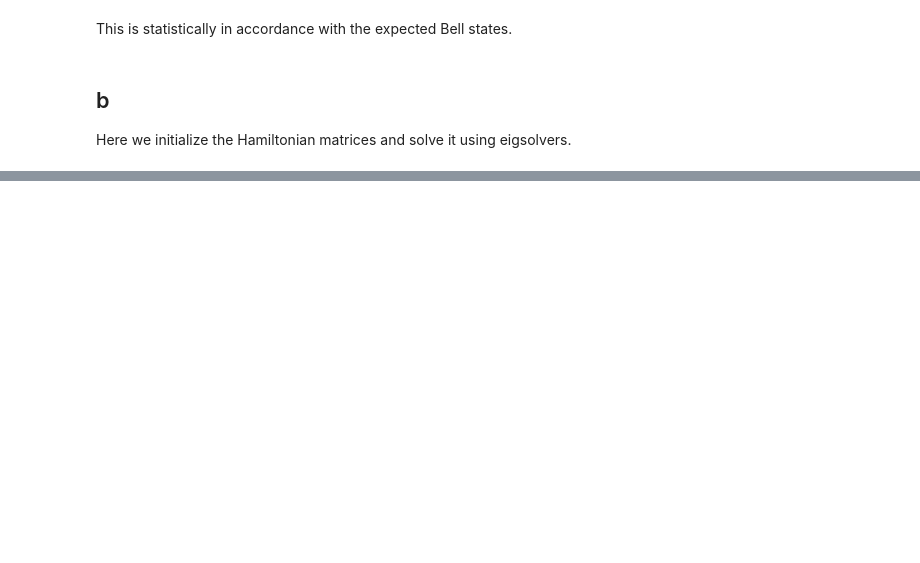
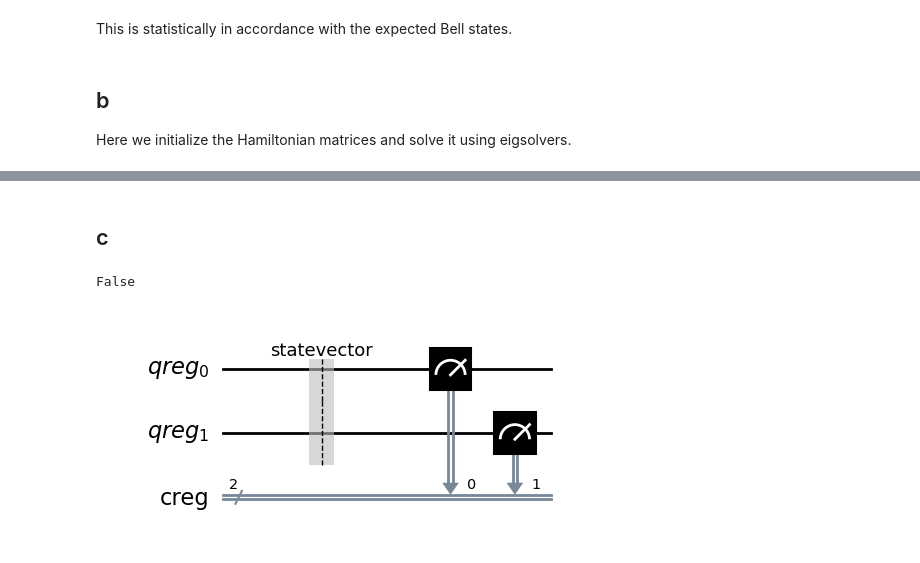
Before and after one commit to hkve/Lipkin-Model-FYS5419, a Jupyter notebook: Project1.ipynb, the cells around one changed output, grey strips where cells are left out. Saved outputs shown, nothing was run; the diff lists cells and outputs as text; code cells hidden in the pictures; blank space fills up the shorter version.

Commit message:
ver.1e-3
Det er noen problemer med operatoren i Hamolitonian som ikke er unitær. Vi kan ta det siden.

```diff
--- a/Project1.ipynb
+++ b/Project1.ipynb
@@ -99,3 +100,5 @@ print(eig_val,'\n\n', eig_vec)
 
  [[ 0.70710678 -0.70710678]
  [ 0.70710678  0.70710678]]
+# %% [markdown]
+## c
@@ -101,0 +113,33 @@ print(eig_val,'\n\n', eig_vec)
+# %%
+qc_3 = QuantumCircuit()
+
+qr_3 = QuantumRegister(2, 'qreg')
+qc_3.add_register(qr_3)
+
+cr_3 = ClassicalRegister(2, 'creg')
+qc_3.add_register(cr_3)
+
+eta = (E1 + E2)/2
+Omega = (E1-E2)/2
+H0 = eta*np.eye(2) + Omega*pauli_z
+are = Operator(Pauli('X'))
+
+H1 = c * np.eye(2) + omega_z * pauli_z + omega_x * pauli_x
+#I = Operator( Pauli('X') )
+
+X_op = Operator(Pauli('XX'))
+Z_op = Operator(Pauli('ZZ'))
+idty = Operator(np.eye(4))
+
+op_ = eta*idty + Omega*Z_op + lmd_*(c*idty + omega_z*Z_op + omega_x * X_op)
+print(op_.is_unitary())
+#Trenger en unitær operator for å klare å implementere det. Noen idé?
+
+
+qc_3.save_statevector()
+qc_3.measure(qr_3[0], cr_3[0])
+qc_3.measure(qr_3[1], cr_3[1])
+qc_3.draw('mpl')
+# %% [output]
+False
+[figure, added]
```
Also changed, not shown: parts of 5 cells of this notebook.
